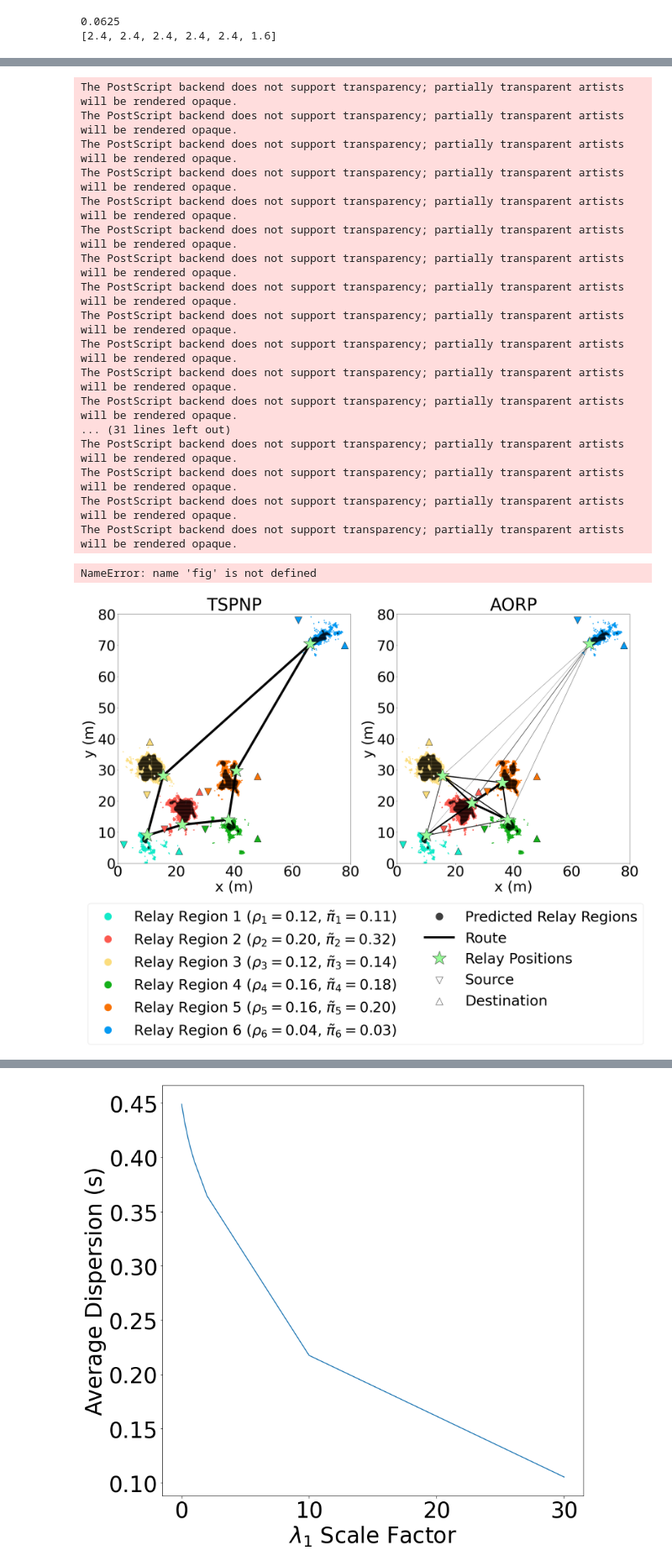
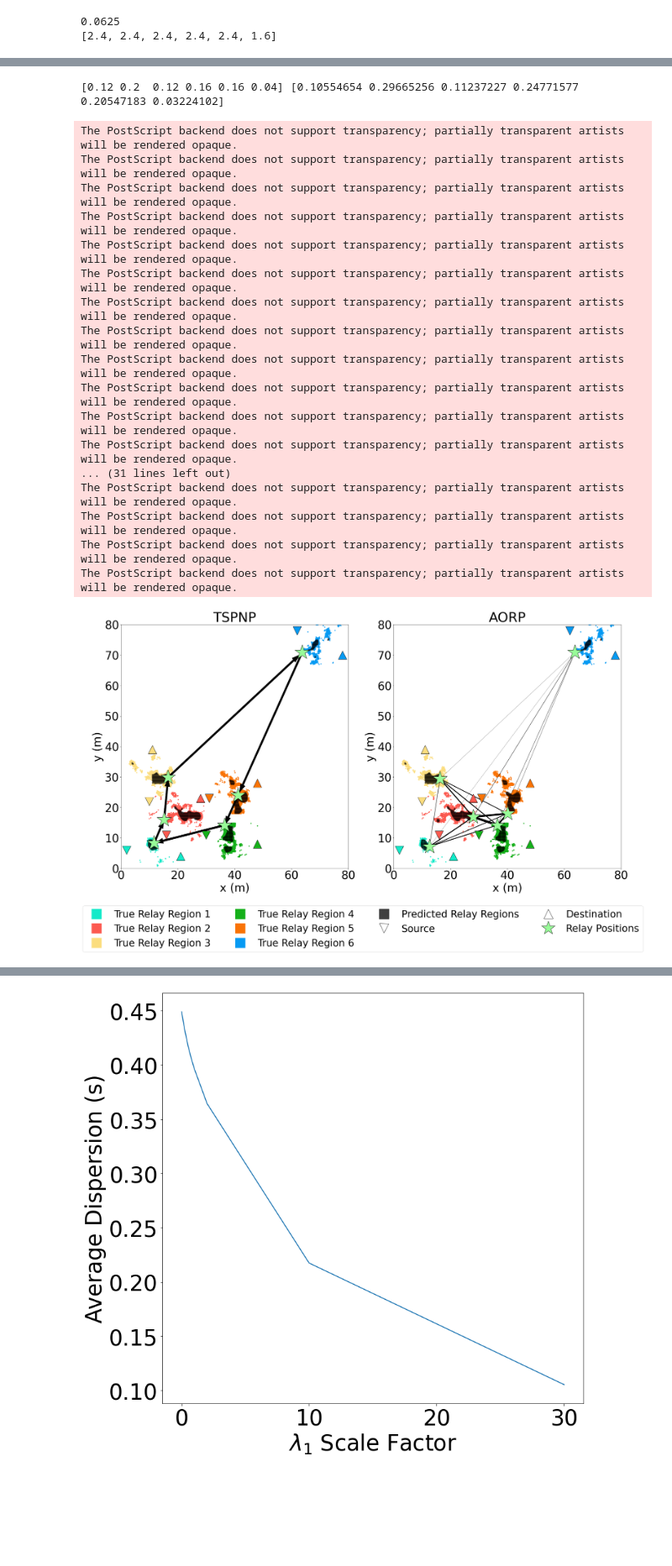
Before and after one commit to zhiyunjiang/CommMotionPlanning, a Jupyter notebook: python/touring_relay/FIG six pairs-outlier.ipynb, the cells around one changed output, grey strips where cells are left out. Shown at 84% size. Saved outputs shown, nothing was run; the diff lists cells and outputs as text; code cells hidden in the pictures; blank space fills up the shorter version.

```diff
--- a/python/touring_relay/FIG six pairs-outlier.ipynb
+++ b/python/touring_relay/FIG six pairs-outlier.ipynb
@@ -286,7 +286,7 @@ if False:
 
     np.savez(fig8_fn, aorpx = AORP['X'], aorppi = AORP['pi'], tjcps = tjcps, pjcps=pjcps)
 # %%
-if True:
+if False:
     with open(dts_fn, 'rb') as inp:
         dt_sys = pickle.load(inp)
     fig8_data = np.load(fig8_fn, allow_pickle = True)
@@ -295,30 +295,30 @@ if True:
     pjcps = fig8_data["pjcps"]
 # %%
 reload(sim)
-sim.plot_AORP_W_TSPN(dt_sys, AORP, TSPNP, tjcps, pjcps, qBase, region, els*beta, AORP['pi'])
-
+sim.plot_AORP_W_TSPN(dt_sys, AORP, TSPNP, tjcps, pjcps, qBase, region, None, None)
+print(els*beta, AORP['pi'])
 plt.savefig("six_outlier_TSPNP_v_AORP.png", format='png', bbox_inches='tight')
 plt.savefig("six_outlier_TSPNP_v_AORP.eps", format='eps', bbox_inches='tight')
 # %% [output]
-The PostScript backend does not support transparency; partially transparent artists will be rendered opaque.
-The PostScript backend does not support transparency; partially transparent artists will be rendered opaque.
-The PostScript backend does not support transparency; partially transparent artists will be rendered opaque.
-The PostScript backend does not support transparency; partially transparent artists will be rendered opaque.
-The PostScript backend does not support transparency; partially transparent artists will be rendered opaque.
-The PostScript backend does not support transparency; partially transparent artists will be rendered opaque.
-The PostScript backend does not support transparency; partially transparent artists will be rendered opaque.
-The PostScript backend does not support transparency; partially transparent artists will be rendered opaque.
-The PostScript backend does not support transparency; partially transparent artists will be rendered opaque.
-The PostScript backend does not support transparency; partially transparent artists will be rendered opaque.
-The PostScript backend does not support transparency; partially transparent artists will be rendered opaque.
-The PostScript backend does not support transparency; partially transparent artists will be rendered opaque.
-... (31 lines left out)
-The PostScript backend does not support transparency; partially transparent artists will be rendered opaque.
-The PostScript backend does not support transparency; partially transparent artists will be rendered opaque.
-The PostScript backend does not support transparency; partially transparent artists will be rendered opaque.
-The PostScript backend does not support transparency; partially transparent artists will be rendered opaque.
+[0.12 0.2  0.12 0.16 0.16 0.04] [0.10554654 0.29665256 0.11237227 0.24771577 0.20547183 0.03224102]
-NameError: name 'fig' is not defined
+The PostScript backend does not support transparency; partially transparent artists will be rendered opaque.
+The PostScript backend does not support transparency; partially transparent artists will be rendered opaque.
+The PostScript backend does not support transparency; partially transparent artists will be rendered opaque.
+The PostScript backend does not support transparency; partially transparent artists will be rendered opaque.
+The PostScript backend does not support transparency; partially transparent artists will be rendered opaque.
+The PostScript backend does not support transparency; partially transparent artists will be rendered opaque.
+The PostScript backend does not support transparency; partially transparent artists will be rendered opaque.
+The PostScript backend does not support transparency; partially transparent artists will be rendered opaque.
+The PostScript backend does not support transparency; partially transparent artists will be rendered opaque.
+The PostScript backend does not support transparency; partially transparent artists will be rendered opaque.
+The PostScript backend does not support transparency; partially transparent artists will be rendered opaque.
+The PostScript backend does not support transparency; partially transparent artists will be rendered opaque.
+... (31 lines left out)
+The PostScript backend does not support transparency; partially transparent artists will be rendered opaque.
+The PostScript backend does not support transparency; partially transparent artists will be rendered opaque.
+The PostScript backend does not support transparency; partially transparent artists will be rendered opaque.
+The PostScript backend does not support transparency; partially transparent artists will be rendered opaque.
-[figure, old version]
+[figure, new version]
 # %%
 reload(sim)
 hrs = 2
```
Also changed, not shown: parts of 6 cells of this notebook, 12 other files.
